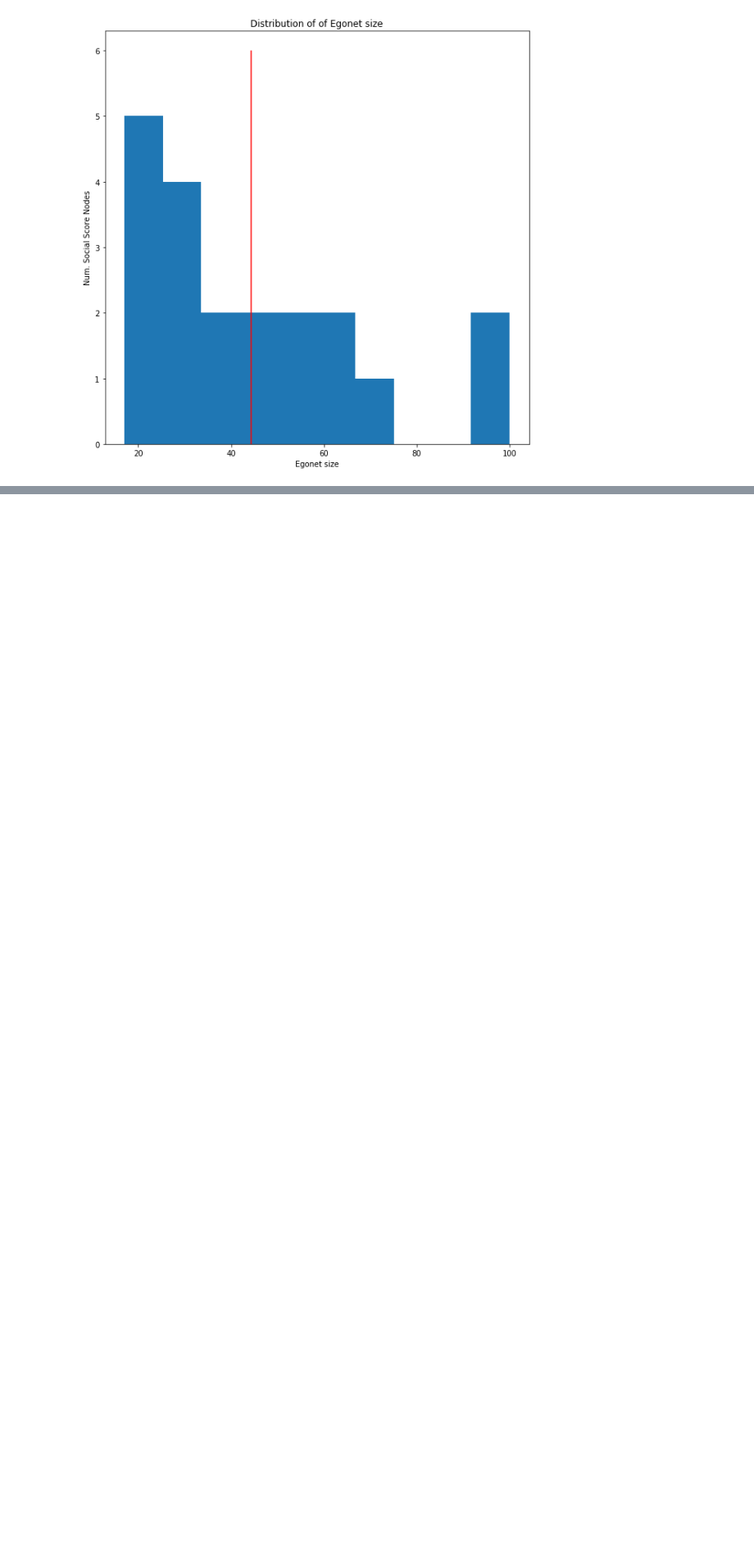
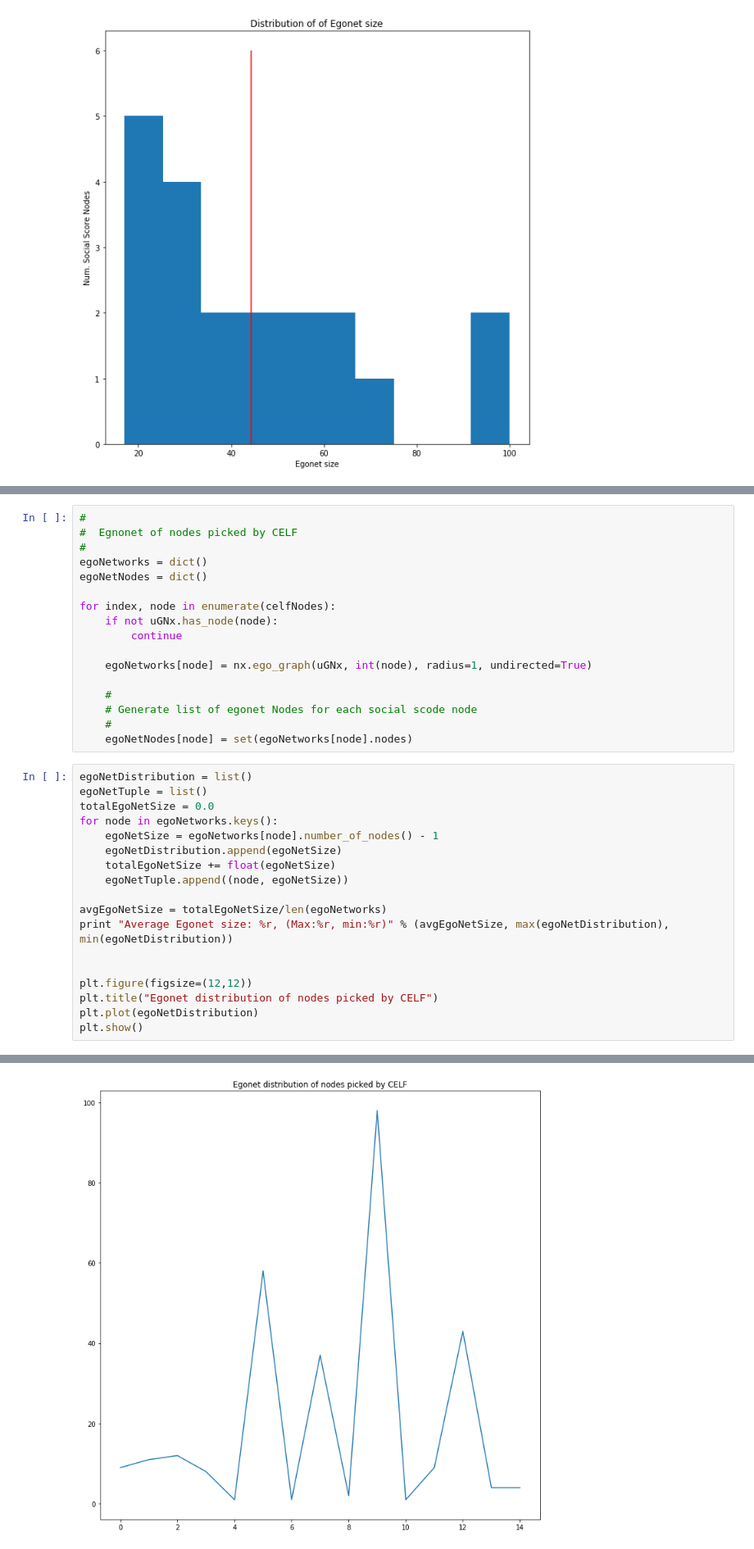
Before and after one commit to ppsekhar/CS224W, a Jupyter notebook: socialScore/socialNodeAnalysis.ipynb, the cells around one changed output, grey strips where cells are left out. Shown at 82% size. Cells and saved outputs as stored; diff of their text form; blank space fills up the shorter version.

```diff
--- a/socialScore/socialNodeAnalysis.ipynb
+++ b/socialScore/socialNodeAnalysis.ipynb
@@ -192,0 +305,36 @@ plt.show()
+# %%
+#
+#  Egnonet of nodes picked by CELF
+#
+egoNetworks = dict()
+egoNetNodes = dict()
+
+for index, node in enumerate(celfNodes):
+    if not uGNx.has_node(node):
+        continue
+
+    egoNetworks[node] = nx.ego_graph(uGNx, int(node), radius=1, undirected=True)
+
+    #
+    # Generate list of egonet Nodes for each social scode node
+    #
+    egoNetNodes[node] = set(egoNetworks[node].nodes)
+# %%
+egoNetDistribution = list()
+egoNetTuple = list()
+totalEgoNetSize = 0.0
+for node in egoNetworks.keys():
+    egoNetSize = egoNetworks[node].number_of_nodes() - 1
+    egoNetDistribution.append(egoNetSize)
+    totalEgoNetSize += float(egoNetSize)
+    egoNetTuple.append((node, egoNetSize))
+
+avgEgoNetSize = totalEgoNetSize/len(egoNetworks)
+print "Average Egonet size: %r, (Max:%r, min:%r)" % (avgEgoNetSize, max(egoNetDistribution), min(egoNetDistribution))
+
+
+plt.figure(figsize=(12,12))
+plt.title("Egonet distribution of nodes picked by CELF")
+plt.plot(egoNetDistribution)
+plt.show()
+# %% [output]
@@ -192,0 +342 @@ plt.show()
+[figure, added]
```
Also changed, not shown: parts of 20 cells of this notebook, 3 other files.
